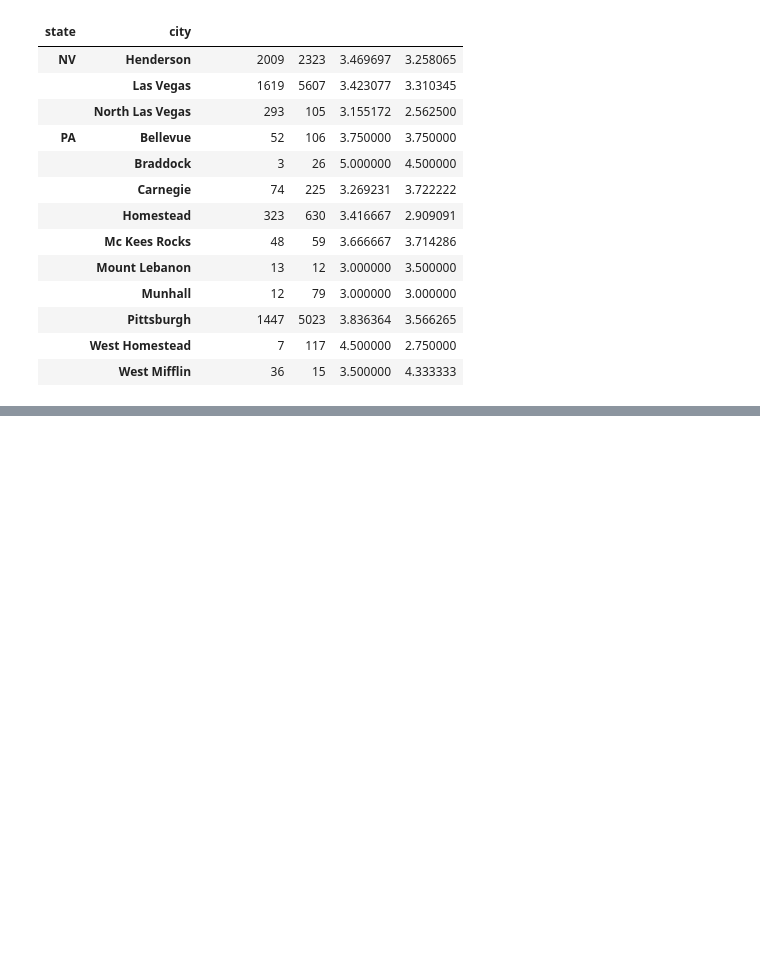
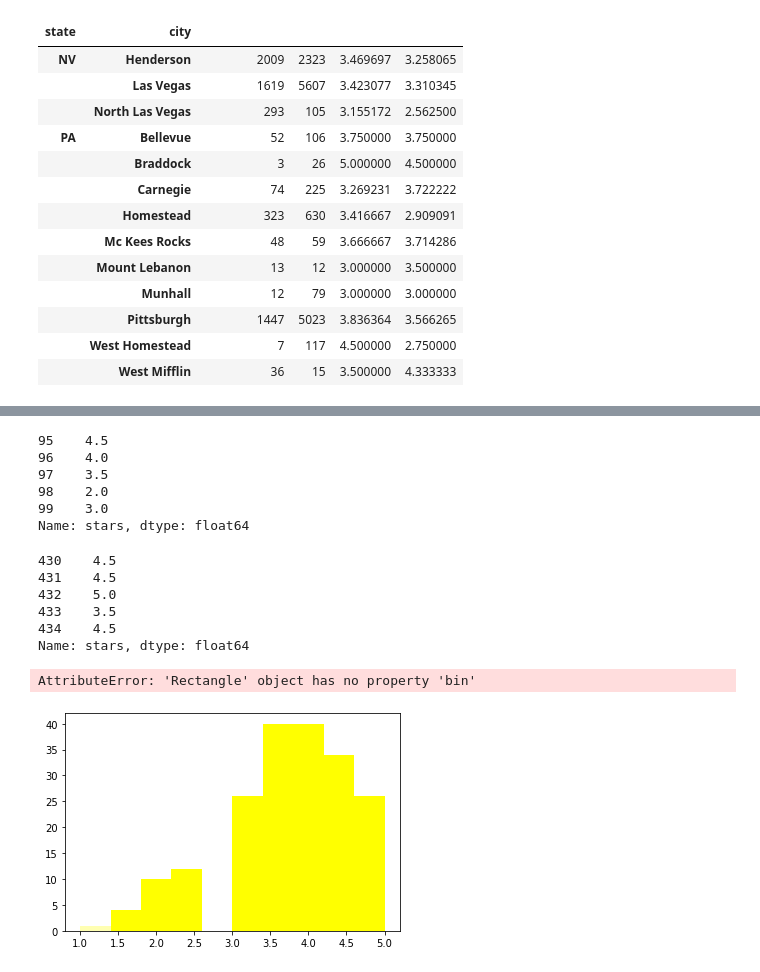
Before and after one commit to alexbui96/python, a Jupyter notebook: coursera/UPenn_yelp.ipynb, the cells around one changed output, grey strips where cells are left out. Drawn from its saved outputs; the diff is of its cells as text; code cells hidden in the pictures; blank space fills up the shorter version.

```diff
--- a/coursera/UPenn_yelp.ipynb
+++ b/coursera/UPenn_yelp.ipynb
@@ -353,0 +356,4 @@ pivot_a2
+# %%
+df_pitt = df[df['city'] == 'Pittsburgh']
+
+df_pitt.head()
@@ -353,0 +367,4 @@ pivot_a2
+# %%
+df_vegas = df[df['city'] == 'Las Vegas']
+
+df_vegas.head()
@@ -353,0 +378,41 @@ pivot_a2
+# %%
+pitt_stars = df_pitt['stars']
+pitt_stars.head()
+# %% [output]
+95    4.5
+96    4.0
+97    3.5
+98    2.0
+99    3.0
+Name: stars, dtype: float64
+# %%
+vegas_stars = df_vegas['stars']
+vegas_stars.head()
+# %% [output]
+430    4.5
+431    4.5
+432    5.0
+433    3.5
+434    4.5
+Name: stars, dtype: float64
+# %%
+plt.hist(
+    pitt_stars,
+    alpha= 0.3,
+    color= 'yellow',
+    label= 'Pittsburgh',
+    bin = 'auto'
+)
+
+plt.hist(
+    vegas_stars,
+    alpha= 0.3,
+    color= 'red',
+    label= 'Las Vegas',
+    bin = 'auto'
+)
+
+plt.show()
+# %% [output]
+AttributeError: 'Rectangle' object has no property 'bin'
+[figure, added]
```
Also changed, not shown: parts of 4 cells of this notebook.
